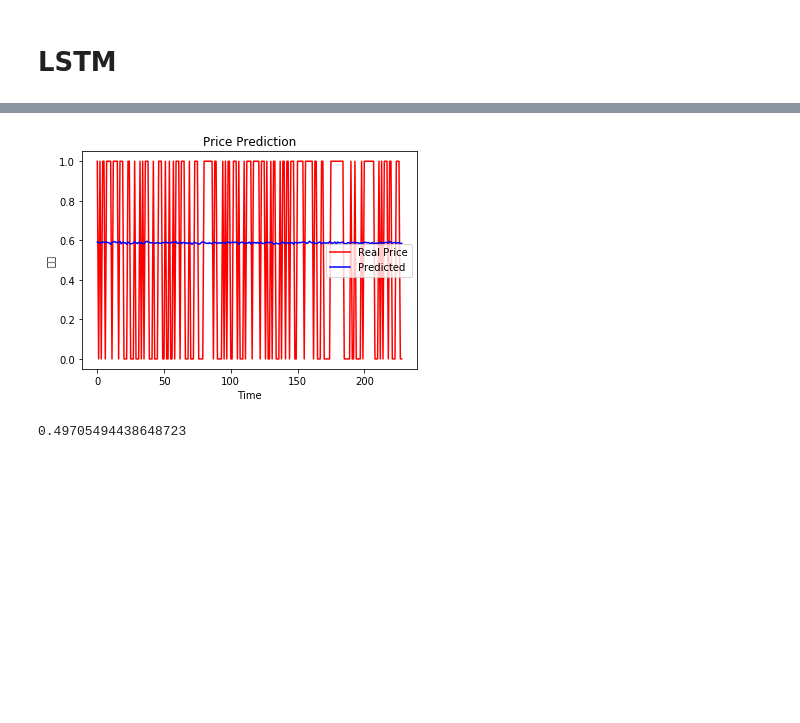
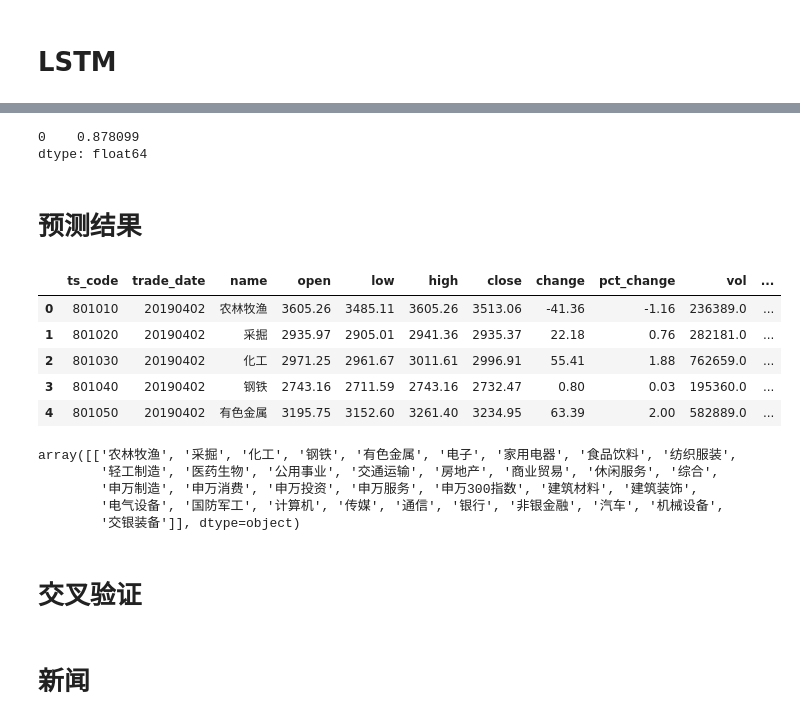
Before and after one commit to sharyxue/News-to-Predict-Stock-Movements, a Jupyter notebook: Code/stockprocessing.ipynb, the cells around one changed output, grey strips where cells are left out. Drawn from its saved outputs; the diff is of its cells as text; code cells hidden in the pictures; blank space fills up the shorter version.

```diff
--- a/Code/stockprocessing.ipynb
+++ b/Code/stockprocessing.ipynb
@@ -99,16 +126,30 @@ Epoch 100/100
 <keras.callbacks.History at 0x...>
-# %%
-predicted_stock_price = regressor.predict(xtest)
-plt.plot(ytest, color = 'red', label = 'Real Price')
-plt.plot(predicted_stock_price, color = 'blue', label = 'Predicted')
-plt.title('Price Prediction')
-plt.xlabel('Time')
-plt.ylabel('涨跌')
-plt.legend()
-plt.show()
-# %% [output]
-[figure, removed]
-# %%
-np.sqrt(mean_squared_error(predicted_stock_price, ytest))
-# %% [output]
-0.49705494438648723
+# %%
+predicted_stock_price = regressor.predict(xtest)
+a = []
+for i in range(len(ytest)):
+    fpr, tpr, thresholds = roc_curve(ytest[i], predicted_stock_price[i], pos_label=1)
+    auc(fpr, tpr)
+    a.append(auc(fpr, tpr))
+a=pd.DataFrame(a)
+a=a.dropna()
+a.mean()
+# %% [output]
+0    0.878099
+dtype: float64
+# %% [markdown]
+# 预测结果
+# %%
+df_test1= pd.read_csv(r'./20190506_STOCK.csv')
+df_test2 = pd.read_csv(r'./20190514_STOCK.csv')
+df_test3 = pd.read_csv(r'./20190521_STOCK.csv')
+df_test4 = pd.concat([df_test1,df_test2,df_test3])
+# df_test4.iloc[1:3]
+df_test4.head()
+# %% [output]
+|  | ts_code | trade_date | name | open | low | high | close | change | pct_change | vol | ... |
+| 0 | 801010 | 20190402 | 农林牧渔 | 3605.26 | 3485.11 | 3605.26 | 3513.06 | -41.36 | -1.16 | 236389.0 | ... |
+| 1 | 801020 | 20190402 | 采掘 | 2935.97 | 2905.01 | 2941.36 | 2935.37 | 22.18 | 0.76 | 282181.0 | ... |
+| 2 | 801030 | 20190402 | 化工 | 2971.25 | 2961.67 | 3011.61 | 2996.91 | 55.41 | 1.88 | 762659.0 | ... |
+| 3 | 801040 | 20190402 | 钢铁 | 2743.16 | 2711.59 | 2743.16 | 2732.47 | 0.80 | 0.03 | 195360.0 | ... |
+| 4 | 801050 | 20190402 | 有色金属 | 3195.75 | 3152.60 | 3261.40 | 3234.95 | 63.39 | 2.00 | 582889.0 | ... |
@@ -114,0 +161,14 @@ np.sqrt(mean_squared_error(predicted_stock_price, ytest))
+# %%
+# 行业名字和行业代码的对应
+df_me=pd.DataFrame(df_test4[['ts_code','name']])
+df_me=df_me.drop_duplicates()
+df_me
+df8=df_me[['name']]
+df8=df8.T
+df8.values
+# %% [output]
+array([['农林牧渔', '采掘', '化工', '钢铁', '有色金属', '电子', '家用电器', '食品饮料', '纺织服装',
+        '轻工制造', '医药生物', '公用事业', '交通运输', '房地产', '商业贸易', '休闲服务', '综合',
+        '申万制造', '申万消费', '申万投资', '申万服务', '申万300指数', '建筑材料', '建筑装饰',
+        '电气设备', '国防军工', '计算机', '传媒', '通信', '银行', '非银金融', '汽车', '机械设备',
+        '交银装备']], dtype=object)
@@ -114,0 +208,2 @@ np.sqrt(mean_squared_error(predicted_stock_price, ytest))
+# %% [markdown]
+# 交叉验证
@@ -114,0 +235,2 @@ np.sqrt(mean_squared_error(predicted_stock_price, ytest))
+# %% [markdown]
+# 新闻
```
Also changed, not shown: parts of 27 cells of this notebook, 1 other file.
